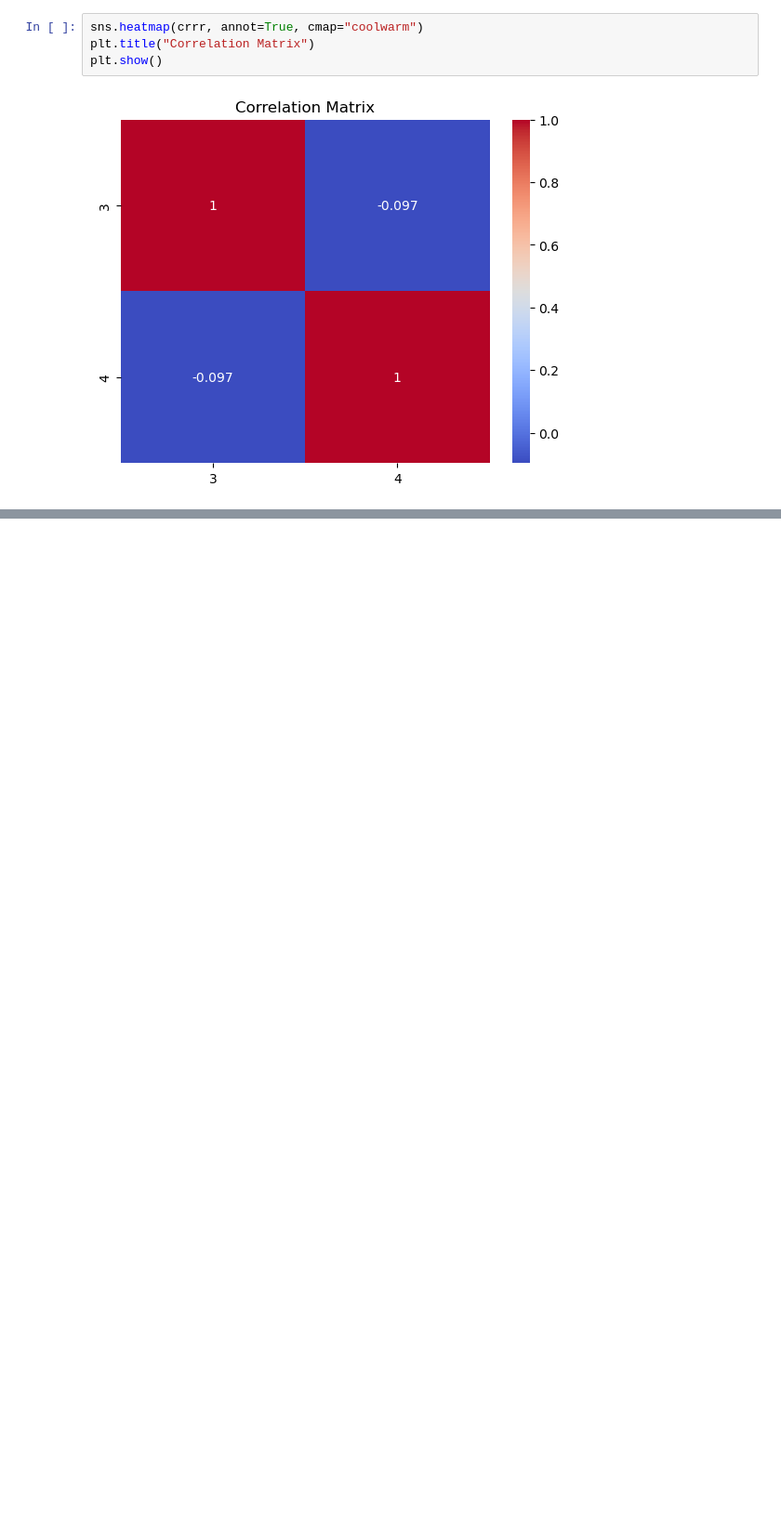
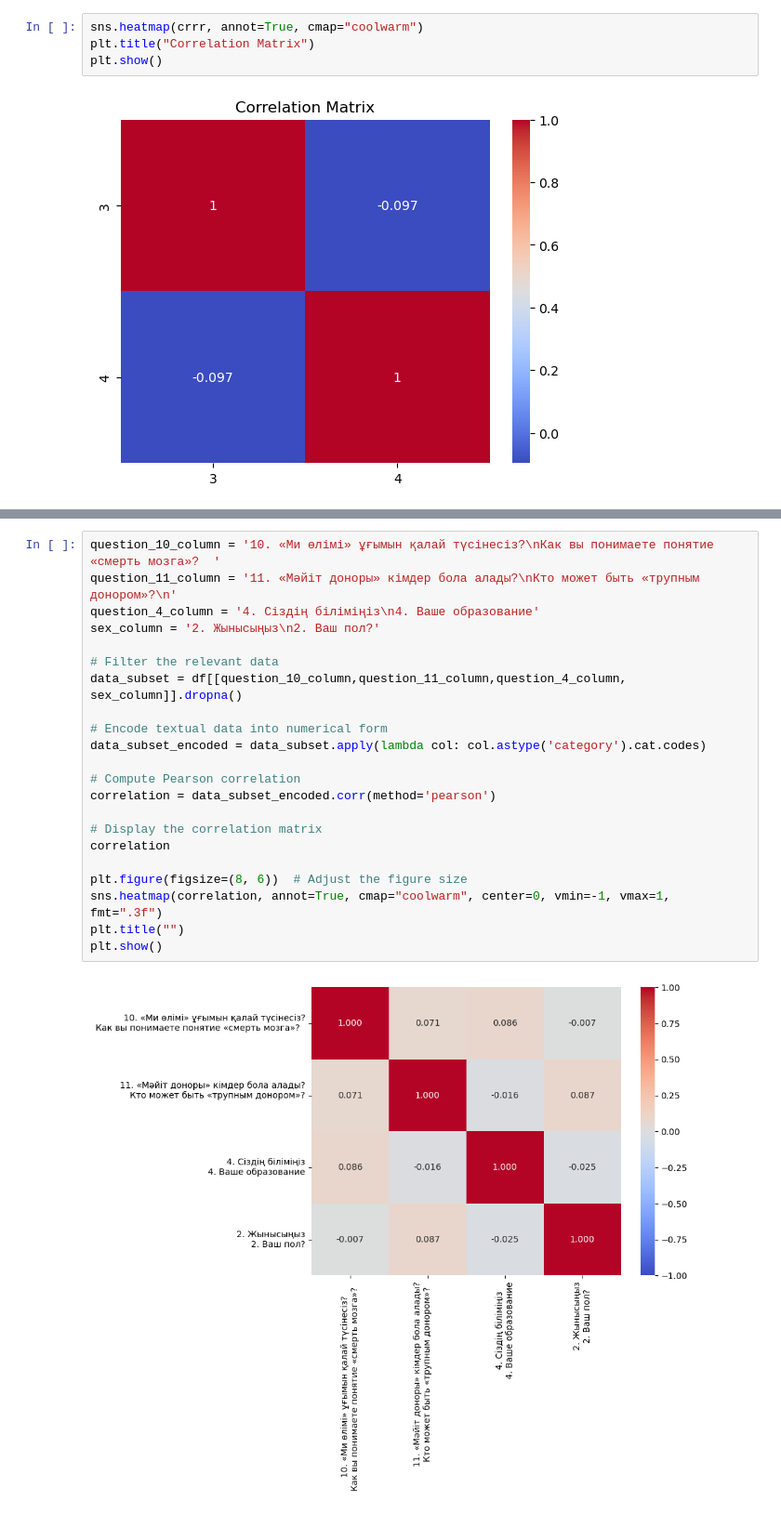
Before and after one commit to alinaskhan/Correlation-analysis, a Jupyter notebook: Analysis.ipynb, the cells around one changed output, grey strips where cells are left out. Shown at 93% size. Saved outputs shown, nothing was run; the diff lists cells and outputs as text; blank space fills up the shorter version.

```diff
--- a/Analysis.ipynb
+++ b/Analysis.ipynb
@@ -239,0 +260,24 @@ plt.show()
+# %%
+question_10_column = '10. «Ми өлімі» ұғымын қалай түсінесіз?\nКак вы понимаете понятие «смерть мозга»?  '
+question_11_column = '11. «Мәйіт доноры» кімдер бола алады?\nКто может быть «трупным донором»?\n'
+question_4_column = '4. Сіздің біліміңіз\n4. Ваше образование'
+sex_column = '2. Жынысыңыз\n2. Ваш пол?'
+
+# Filter the relevant data
+data_subset = df[[question_10_column,question_11_column,question_4_column, sex_column]].dropna()
+
+# Encode textual data into numerical form
+data_subset_encoded = data_subset.apply(lambda col: col.astype('category').cat.codes)
+
+# Compute Pearson correlation
+correlation = data_subset_encoded.corr(method='pearson')
+
+# Display the correlation matrix
+correlation
+
+plt.figure(figsize=(8, 6))  # Adjust the figure size
+sns.heatmap(correlation, annot=True, cmap="coolwarm", center=0, vmin=-1, vmax=1, fmt=".3f")
+plt.title("")
+plt.show()
+# %% [output]
+[figure, added]
```
Also changed, not shown: parts of 20 cells of this notebook, 4 other files.
